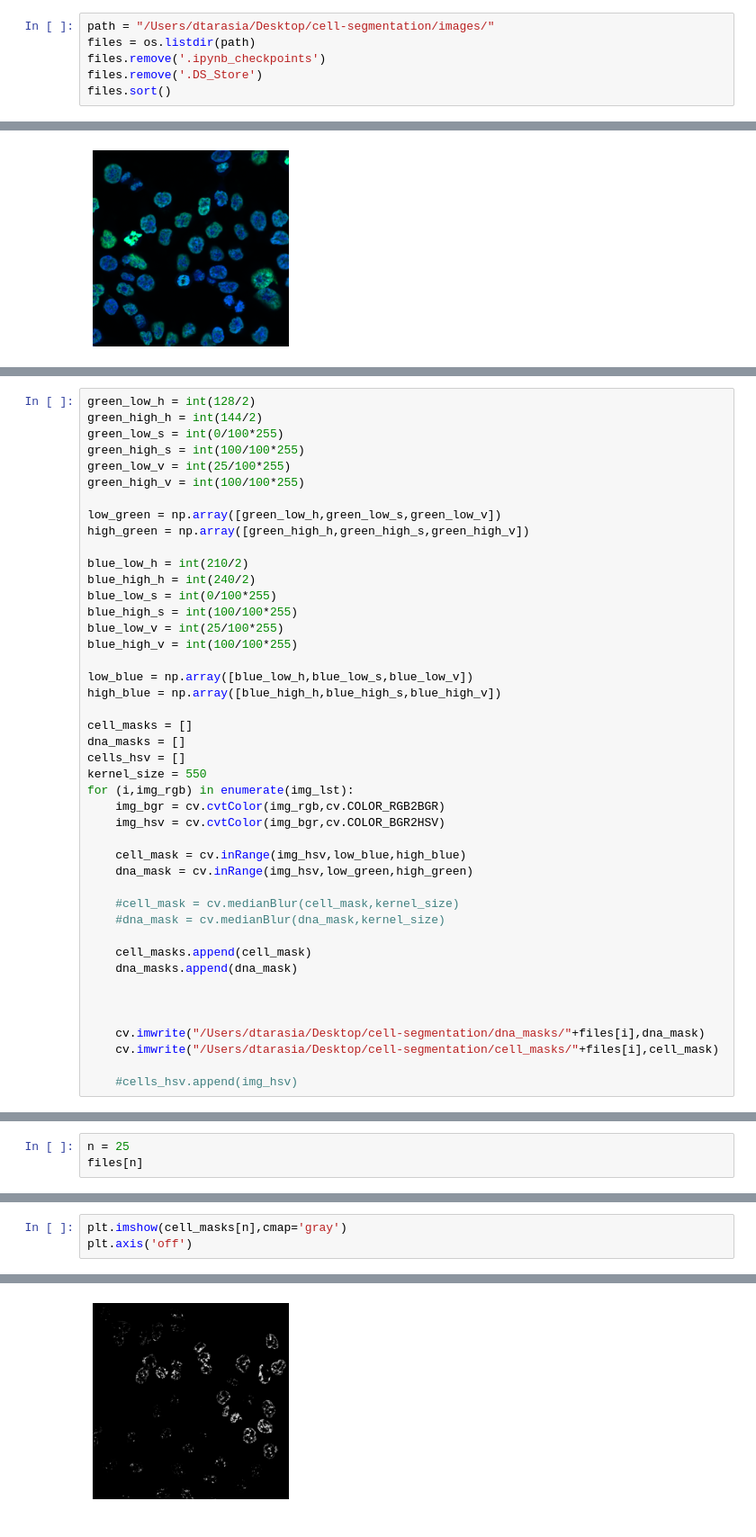
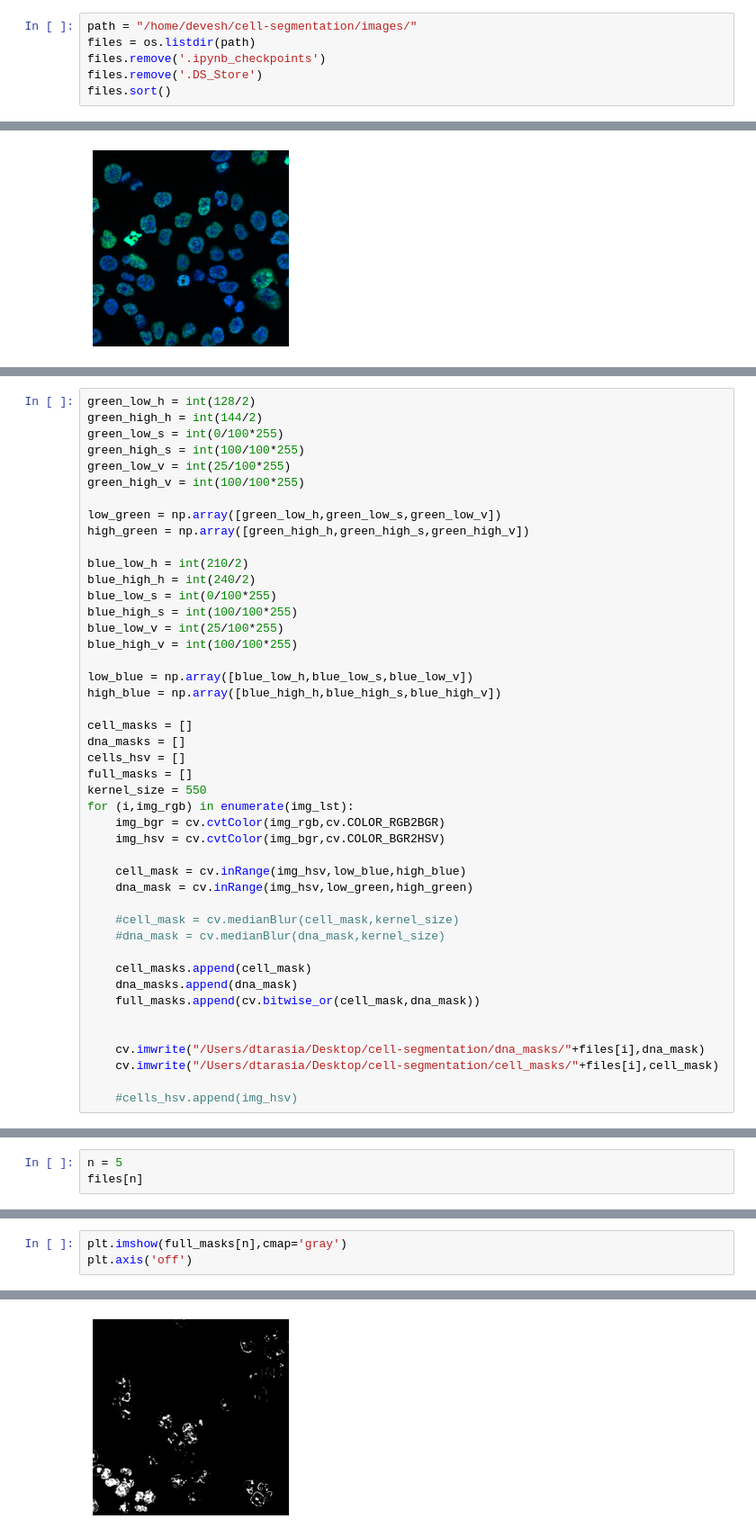
Before and after one commit to Sen0108/cell-segmentation, a Jupyter notebook: IM-proc-test.ipynb, the cells around one changed output, grey strips where cells are left out. Shown at 90% size. Cells and saved outputs as stored; diff of their text form.

```diff
--- a/IM-proc-test.ipynb
+++ b/IM-proc-test.ipynb
@@ -5,7 +5,7 @@ import os
 from matplotlib import pyplot as plt
 %matplotlib inline
 # %%
-path = "/Users/dtarasia/Desktop/cell-segmentation/images/"
+path = "/home/devesh/cell-segmentation/images/"
 files = os.listdir(path)
 files.remove('.ipynb_checkpoints')
 files.remove('.DS_Store')
@@ -62,6 +63,7 @@ high_blue = np.array([blue_high_h,blue_high_s,blue_high_v])
 cell_masks = []
 dna_masks = []
 cells_hsv = []
+full_masks = []
 kernel_size = 550
 for (i,img_rgb) in enumerate(img_lst):
     img_bgr = cv.cvtColor(img_rgb,cv.COLOR_RGB2BGR)
@@ -75,7 +77,7 @@ for (i,img_rgb) in enumerate(img_lst):
 
     cell_masks.append(cell_mask)
     dna_masks.append(dna_mask)
-
+    full_masks.append(cv.bitwise_or(cell_mask,dna_mask))
 
 
     cv.imwrite("/Users/dtarasia/Desktop/cell-segmentation/dna_masks/"+files[i],dna_mask)
@@ -89,4 +91,4 @@ files.index('4.jpg')
 # %%
-n = 25
+n = 5
 files[n]
 # %% [output]
@@ -94,6 +96,6 @@ files[n]
 # %%
-plt.imshow(cell_masks[n],cmap='gray')
+plt.imshow(full_masks[n],cmap='gray')
 plt.axis('off')
 # %% [output]
 (-0.5, 1839.5, 1839.5, -0.5)
-[figure, old version]
+[figure, new version]
```
Also changed, not shown: parts of 17 cells of this notebook, 2 other files.
